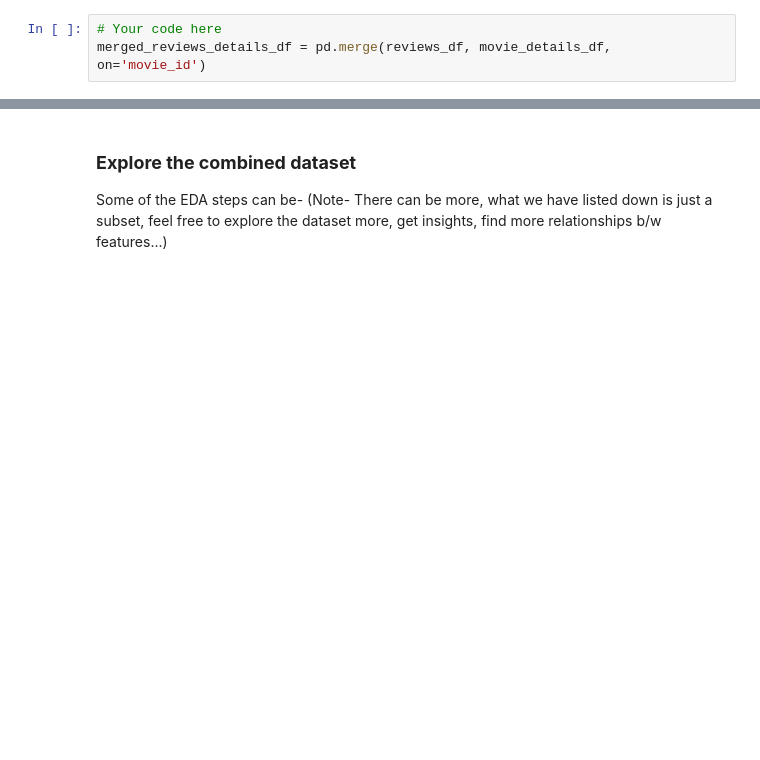
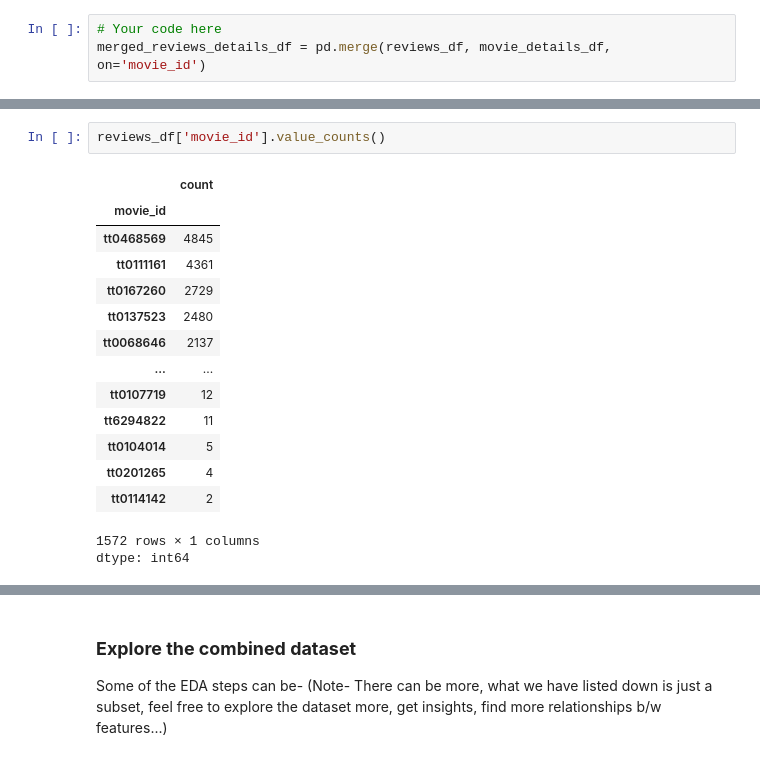
Before and after one commit to umeshrawat/AI_Math_Vedas, a Jupyter notebook: Spoiler_Shield_Solution_Template.ipynb, the cells around one changed output, grey strips where cells are left out. Cells and saved outputs as stored; diff of their text form; blank space fills up the shorter version.

```diff
--- a/Spoiler_Shield_Solution_Template.ipynb
+++ b/Spoiler_Shield_Solution_Template.ipynb
@@ -235,0 +276,18 @@ merged_reviews_details_df = pd.merge(reviews_df, movie_details_df, on='movie_id'
+# %%
+reviews_df['movie_id'].value_counts()
+# %% [output]
+|  | count |
+| movie_id |  |
+| tt0468569 | 4845 |
+| tt0111161 | 4361 |
+| tt0167260 | 2729 |
+| tt0137523 | 2480 |
+| tt0068646 | 2137 |
+| ... | ... |
+| tt0107719 | 12 |
+| tt6294822 | 11 |
+| tt0104014 | 5 |
+| tt0201265 | 4 |
+| tt0114142 | 2 |
+1572 rows × 1 columns
+dtype: int64
```
Also changed, not shown: parts of 21 cells of this notebook.
